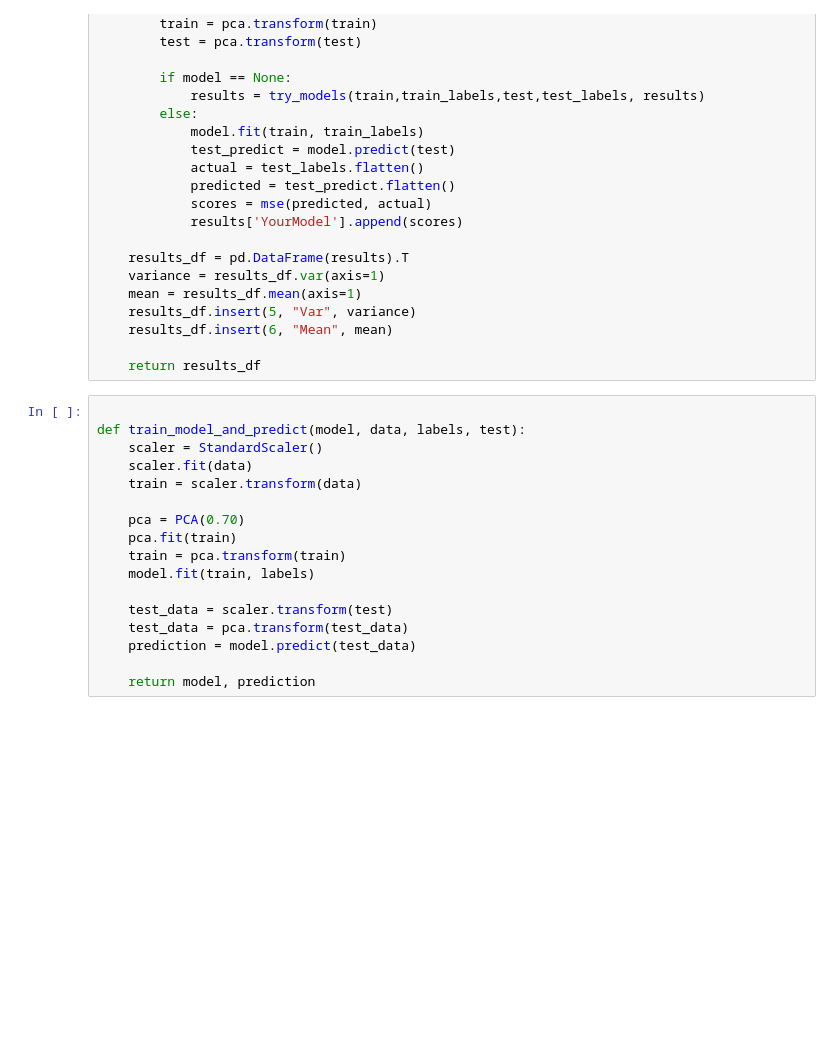
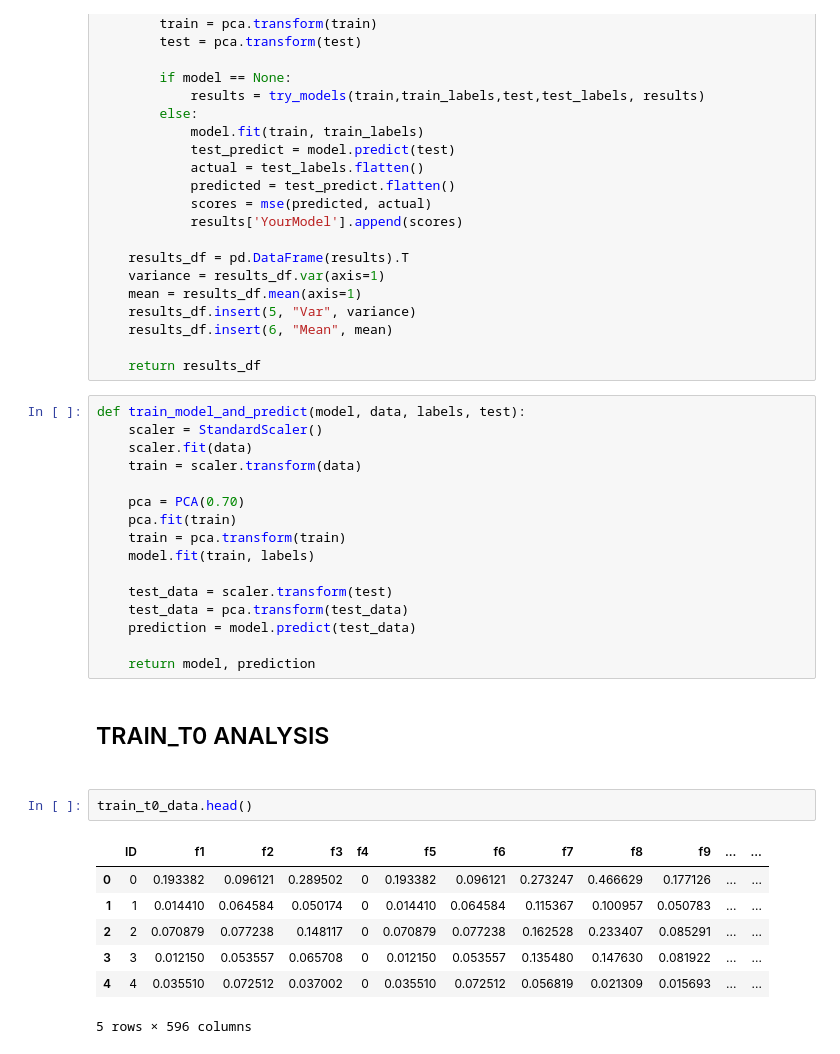
Before and after one commit to CaganKiper/LFD-2021-Term-Project, a Jupyter notebook: Kaggle.ipynb, the cells around one changed output. Drawn from its saved outputs; the diff is of its cells as text; blank space fills up the shorter version.

```diff
--- a/Kaggle.ipynb
+++ b/Kaggle.ipynb
@@ -271,7 +278,6 @@ def cv(data, labels, n_fold, model=None, shuffle=False):
 
     return results_df
 # %%
-
 def train_model_and_predict(model, data, labels, test):
     scaler = StandardScaler()
     scaler.fit(data)
@@ -287,3 +293,15 @@ def train_model_and_predict(model, data, labels, test):
     prediction = model.predict(test_data)
 
     return model, prediction
+# %% [markdown]
+<h2>TRAIN_T0 ANALYSIS<h2>
+# %%
+train_t0_data.head()
+# %% [output]
+|  | ID | f1 | f2 | f3 | f4 | f5 | f6 | f7 | f8 | f9 | ... | ... |
+| 0 | 0 | 0.193382 | 0.096121 | 0.289502 | 0 | 0.193382 | 0.096121 | 0.273247 | 0.466629 | 0.177126 | ... | ... |
+| 1 | 1 | 0.014410 | 0.064584 | 0.050174 | 0 | 0.014410 | 0.064584 | 0.115367 | 0.100957 | 0.050783 | ... | ... |
+| 2 | 2 | 0.070879 | 0.077238 | 0.148117 | 0 | 0.070879 | 0.077238 | 0.162528 | 0.233407 | 0.085291 | ... | ... |
+| 3 | 3 | 0.012150 | 0.053557 | 0.065708 | 0 | 0.012150 | 0.053557 | 0.135480 | 0.147630 | 0.081922 | ... | ... |
+| 4 | 4 | 0.035510 | 0.072512 | 0.037002 | 0 | 0.035510 | 0.072512 | 0.056819 | 0.021309 | 0.015693 | ... | ... |
+5 rows × 596 columns
```
Also changed, not shown: parts of 15 cells of this notebook.
